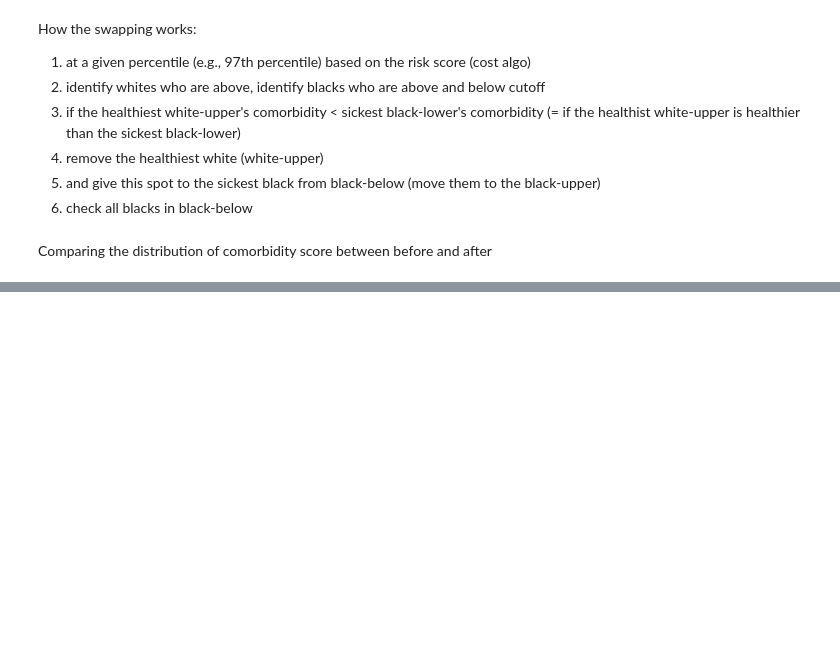
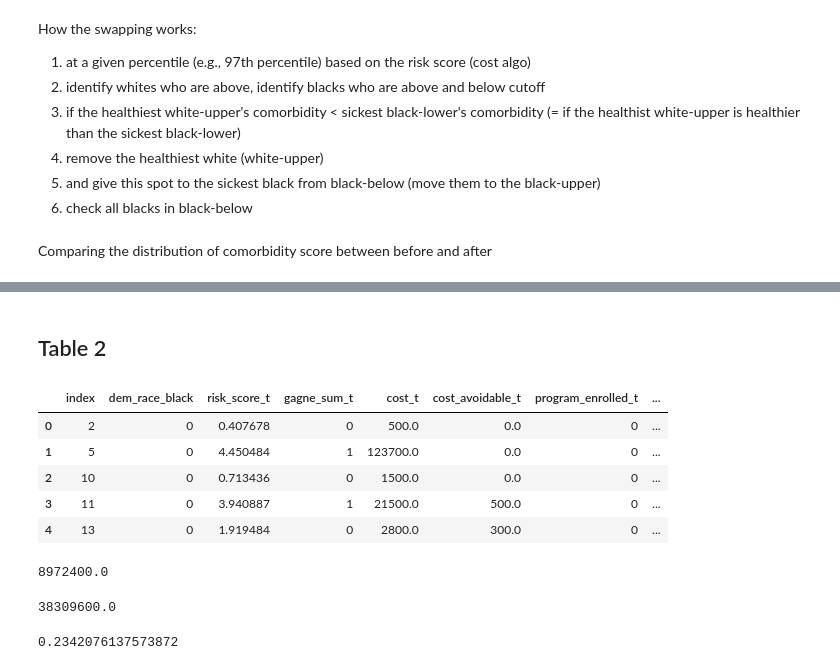
Before and after one commit to AustinMLJournalClub/AustinMLJournalClub.github.io, a Jupyter notebook: posts/20240328/Obermeyer_2019_experiment.ipynb, the cells around one changed output, grey strips where cells are left out. Saved outputs shown, nothing was run; the diff lists cells and outputs as text; code cells hidden in the pictures; blank space fills up the shorter version.

```diff
--- a/posts/20240328/Obermeyer_2019_experiment.ipynb
+++ b/posts/20240328/Obermeyer_2019_experiment.ipynb
@@ -179,0 +204,2 @@ fig.tight_layout()
+# %% [markdown]
+## Table 2
@@ -179,0 +314,10 @@ fig.tight_layout()
+# %%
+holdout_pred_df = pd.read_csv('model_lasso_predictors.csv')
+holdout_pred_df.head()
+# %% [output]
+|  | index | dem_race_black | risk_score_t | gagne_sum_t | cost_t | cost_avoidable_t | program_enrolled_t | ... |
+| 0 | 2 | 0 | 0.407678 | 0 | 500.0 | 0.0 | 0 | ... |
+| 1 | 5 | 0 | 4.450484 | 1 | 123700.0 | 0.0 | 0 | ... |
+| 2 | 10 | 0 | 0.713436 | 0 | 1500.0 | 0.0 | 0 | ... |
+| 3 | 11 | 0 | 3.940887 | 1 | 21500.0 | 500.0 | 0 | ... |
+| 4 | 13 | 0 | 1.919484 | 0 | 2800.0 | 300.0 | 0 | ... |
@@ -179,0 +332,16 @@ fig.tight_layout()
+# %%
+outcome = 'cost_avoidable_t'
+top_k_outcome = top_k_df[outcome].sum()
+top_k_outcome
+# %% [output]
+8972400.0
+# %%
+total_outcome = holdout_pred_df[outcome].sum()
+total_outcome
+# %% [output]
+38309600.0
+# %%
+frac_top_k = top_k_outcome / total_outcome
+frac_top_k
+# %% [output]
+0.2342076137573872
```
Also changed, not shown: parts of 11 cells of this notebook, 1 other file.
